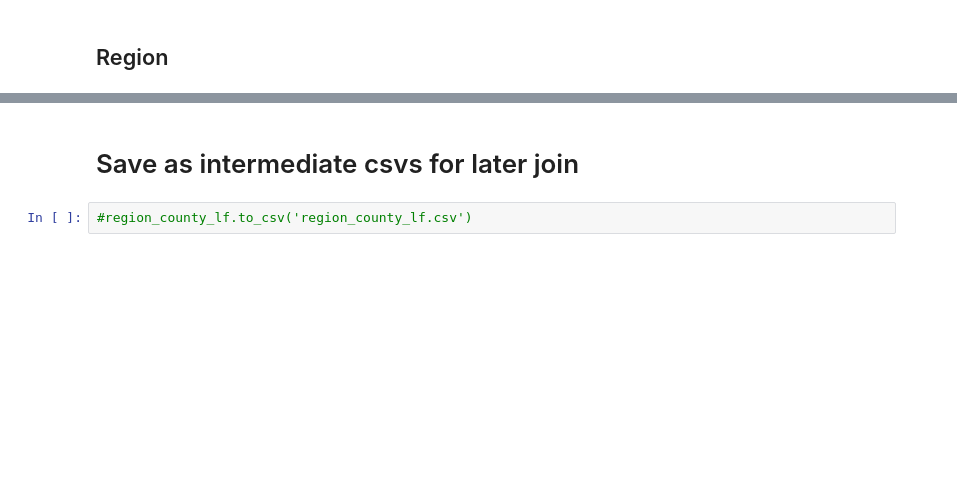
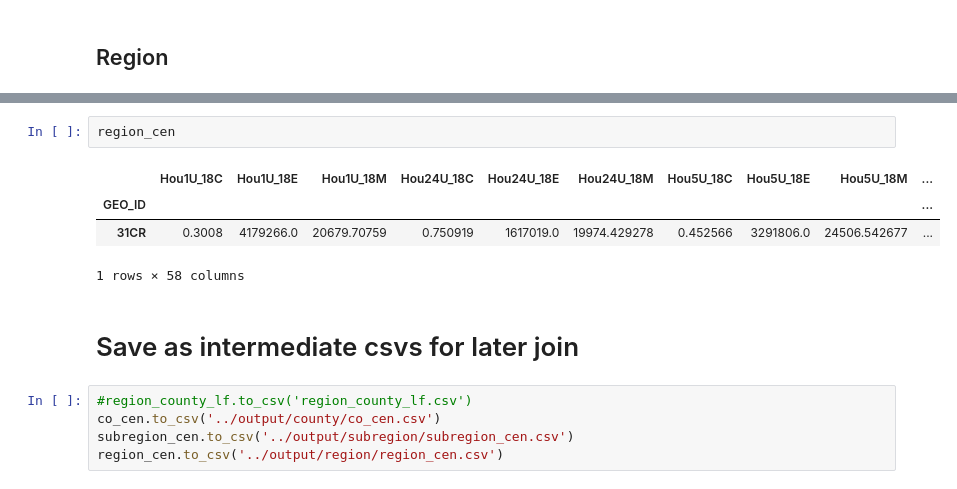
Before and after one commit to daragoldberg/metroexplorer, a Jupyter notebook: notebooks/County+_Census_PEP-ACS.ipynb, the cells around one changed output, grey strips where cells are left out. Drawn from its saved outputs; the diff is of its cells as text; blank space fills up the shorter version.

```diff
--- a/notebooks/County+_Census_PEP-ACS.ipynb
+++ b/notebooks/County+_Census_PEP-ACS.ipynb
@@ -329,4 +466,14 @@ region_region_1
+# %%
+region_cen
+# %% [output]
+|  | Hou1U_18C | Hou1U_18E | Hou1U_18M | Hou24U_18C | Hou24U_18E | Hou24U_18M | Hou5U_18C | Hou5U_18E | Hou5U_18M | ... |
+| GEO_ID |  |  |  |  |  |  |  |  |  | ... |
+| 31CR | 0.3008 | 4179266.0 | 20679.70759 | 0.750919 | 1617019.0 | 19974.429278 | 0.452566 | 3291806.0 | 24506.542677 | ... |
+1 rows × 58 columns
 # %% [markdown]
 # Save as intermediate csvs for later join
-# %%
-#region_county_lf.to_csv('region_county_lf.csv')
+# %%
+#region_county_lf.to_csv('region_county_lf.csv')
+co_cen.to_csv('../output/county/co_cen.csv')
+subregion_cen.to_csv('../output/subregion/subregion_cen.csv')
+region_cen.to_csv('../output/region/region_cen.csv')
```
Also changed, not shown: parts of 35 cells of this notebook, 6 other files.
